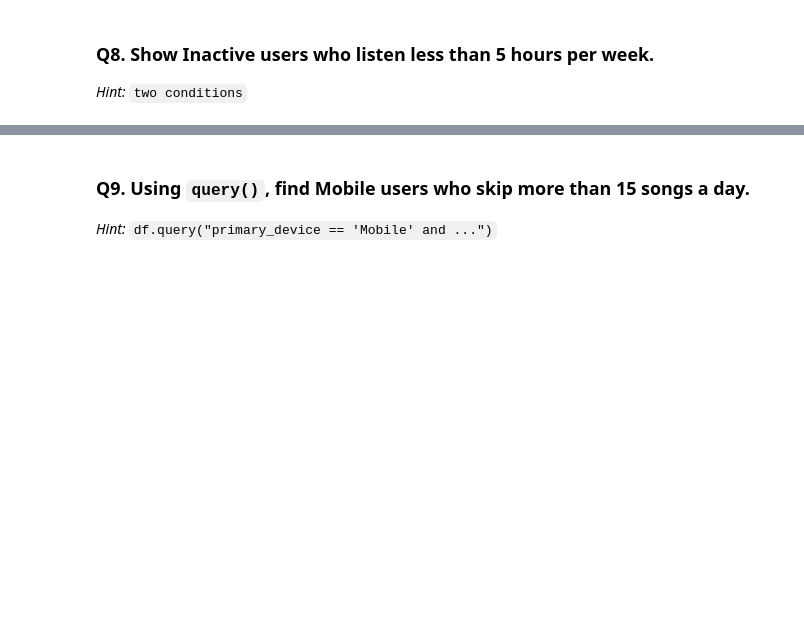
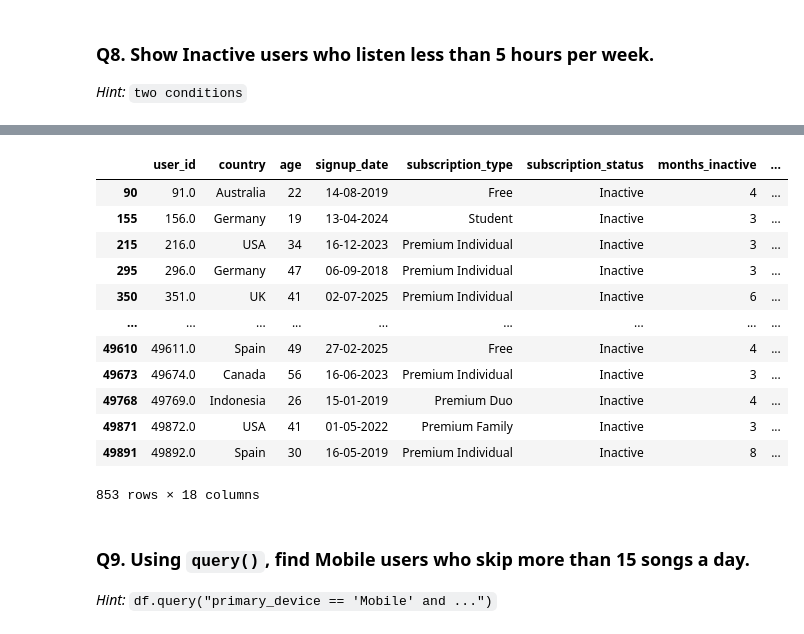
Before and after one commit to shiva3994/Python, a Jupyter notebook: Spotify_User_Behv/Day03_Filtering_Rows_with_Conditions_PRACTICE.ipynb, the cells around one changed output, grey strips where cells are left out. Saved outputs shown, nothing was run; the diff lists cells and outputs as text; code cells hidden in the pictures; blank space fills up the shorter version.

```diff
--- a/Spotify_User_Behv/Day03_Filtering_Rows_with_Conditions_PRACTICE.ipynb
+++ b/Spotify_User_Behv/Day03_Filtering_Rows_with_Conditions_PRACTICE.ipynb
@@ -271,3 +302,19 @@ df[df['favorite_genre'].isin(['Jazz','Classical','Rock'])]
+# %%
+df[(df['subscription_status'] == 'Inactive') & (df['avg_listening_hours_per_week'] < 5)]
+# %% [output]
+|  | user_id | country | age | signup_date | subscription_type | subscription_status | months_inactive | ... |
+| 90 | 91.0 | Australia | 22 | 14-08-2019 | Free | Inactive | 4 | ... |
+| 155 | 156.0 | Germany | 19 | 13-04-2024 | Student | Inactive | 3 | ... |
+| 215 | 216.0 | USA | 34 | 16-12-2023 | Premium Individual | Inactive | 3 | ... |
+| 295 | 296.0 | Germany | 47 | 06-09-2018 | Premium Individual | Inactive | 3 | ... |
+| 350 | 351.0 | UK | 41 | 02-07-2025 | Premium Individual | Inactive | 6 | ... |
+| ... | ... | ... | ... | ... | ... | ... | ... | ... |
+| 49610 | 49611.0 | Spain | 49 | 27-02-2025 | Free | Inactive | 4 | ... |
+| 49673 | 49674.0 | Canada | 56 | 16-06-2023 | Premium Individual | Inactive | 3 | ... |
+| 49768 | 49769.0 | Indonesia | 26 | 15-01-2019 | Premium Duo | Inactive | 4 | ... |
+| 49871 | 49872.0 | USA | 41 | 01-05-2022 | Premium Family | Inactive | 3 | ... |
+| 49891 | 49892.0 | Spain | 30 | 16-05-2019 | Premium Individual | Inactive | 8 | ... |
+853 rows × 18 columns
 # %% [markdown]
 ### Q9. Using `query()`, find Mobile users who skip more than 15 songs a day.
 
```
Also changed, not shown: parts of 2 cells of this notebook.
